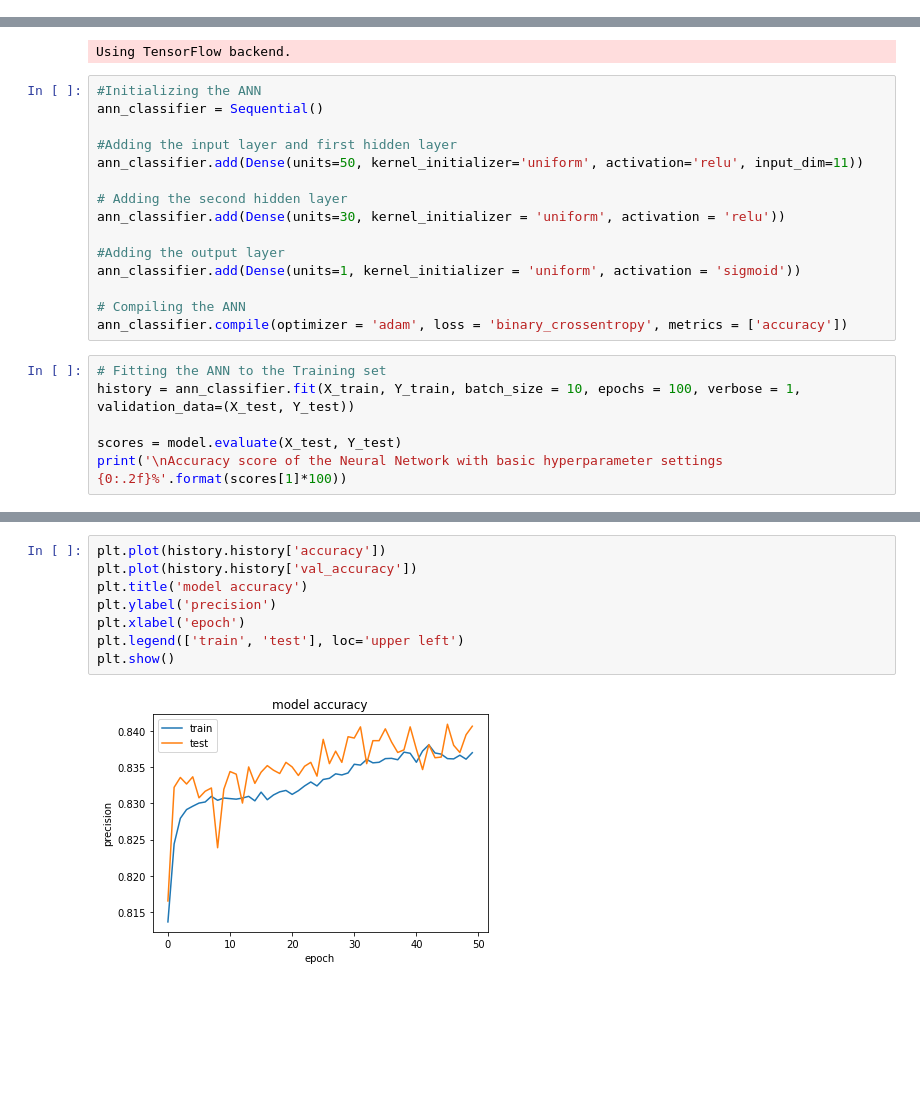
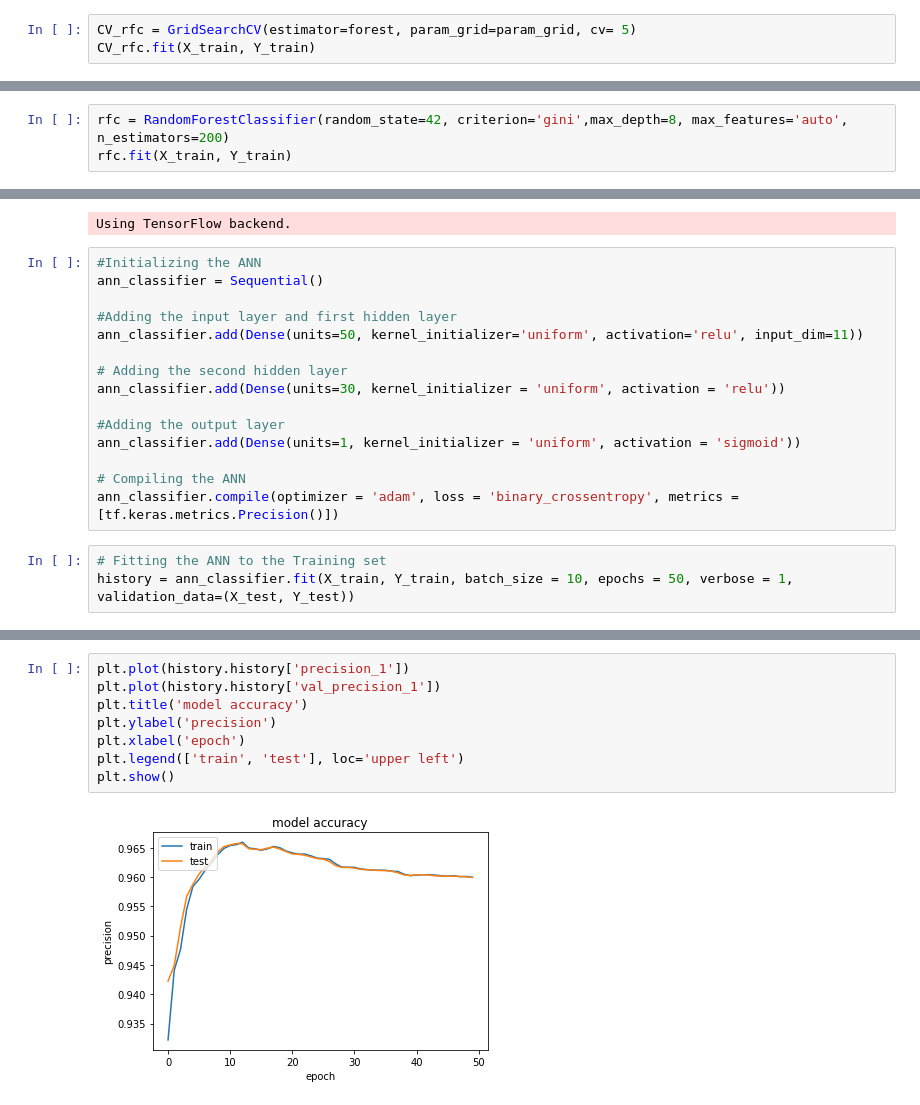
Before and after one commit to visheshkishore/phishing-website-detection, a Jupyter notebook: Phishing Url Model Training.ipynb, the cells around one changed output, grey strips where cells are left out. Drawn from its saved outputs; the diff is of its cells as text; blank space fills up the shorter version.

```diff
--- a/Phishing Url Model Training.ipynb
+++ b/Phishing Url Model Training.ipynb
@@ -247,0 +275,3 @@ RandomForestClassifier(max_depth=5)
+# %%
+CV_rfc = GridSearchCV(estimator=forest, param_grid=param_grid, cv= 5)
+CV_rfc.fit(X_train, Y_train)
@@ -247,0 +291,3 @@ RandomForestClassifier(max_depth=5)
+# %%
+rfc = RandomForestClassifier(random_state=42, criterion='gini',max_depth=8, max_features='auto', n_estimators=200)
+rfc.fit(X_train, Y_train)
@@ -340,12 +388,9 @@ ann_classifier.add(Dense(units=30, kernel_initializer = 'uniform', activation =
 ann_classifier.add(Dense(units=1, kernel_initializer = 'uniform', activation = 'sigmoid'))
 
 # Compiling the ANN
-ann_classifier.compile(optimizer = 'adam', loss = 'binary_crossentropy', metrics = ['accuracy'])
+ann_classifier.compile(optimizer = 'adam', loss = 'binary_crossentropy', metrics = [tf.keras.metrics.Precision()])
 # %%
 # Fitting the ANN to the Training set
-history = ann_classifier.fit(X_train, Y_train, batch_size = 10, epochs = 100, verbose = 1, validation_data=(X_test, Y_test))
-
-scores = model.evaluate(X_test, Y_test)
-print('\nAccuracy score of the Neural Network with basic hyperparameter settings {0:.2f}%'.format(scores[1]*100))
+history = ann_classifier.fit(X_train, Y_train, batch_size = 10, epochs = 50, verbose = 1, validation_data=(X_test, Y_test))
 # %% [output]
 Train on 25701 samples, validate on 11015 samples
@@ -372,13 +417,13 @@ dict_keys(['val_loss', 'val_accuracy', 'loss', 'accuracy'])
 # %%
-plt.plot(history.history['accuracy'])
-plt.plot(history.history['val_accuracy'])
+plt.plot(history.history['precision_1'])
+plt.plot(history.history['val_precision_1'])
 plt.title('model accuracy')
 plt.ylabel('precision')
 plt.xlabel('epoch')
 plt.legend(['train', 'test'], loc='upper left')
 plt.show()
 # %% [output]
-[figure, old version]
+[figure, new version]
 # %%
 # summarize history for loss
 plt.plot(history.history['loss'])
```
Also changed, not shown: parts of 28 cells of this notebook.
